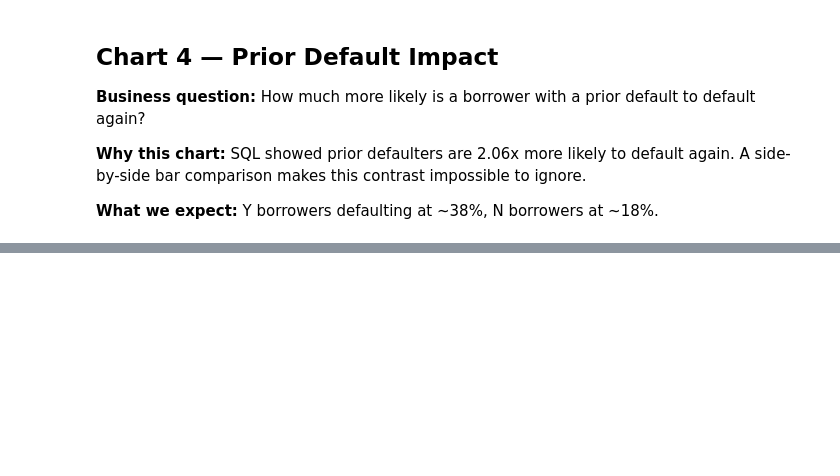
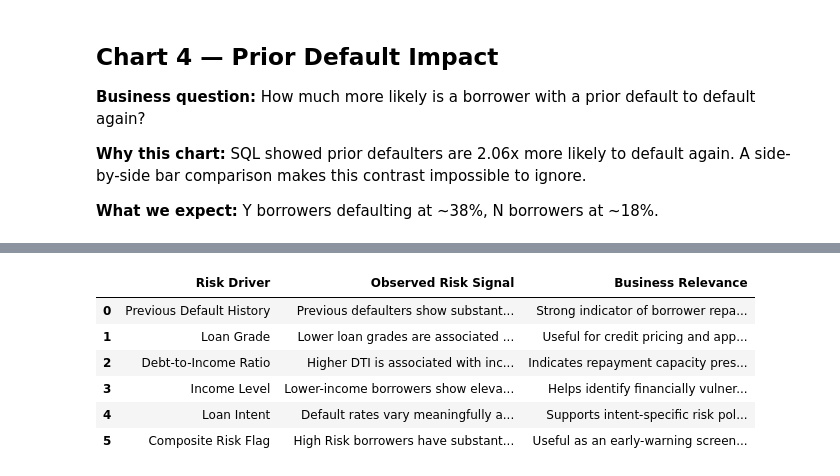
Before and after one commit to tsnuhithreddy/loan-default-risk-analysis, a Jupyter notebook: notebooks/Loan_default_risk_analysis.ipynb, the cells around one changed output, grey strips where cells are left out. Cells and saved outputs as stored; diff of their text form; code cells hidden in the pictures; blank space fills up the shorter version.

```diff
--- a/notebooks/Loan_default_risk_analysis.ipynb
+++ b/notebooks/Loan_default_risk_analysis.ipynb
@@ -1419,0 +1988,39 @@ Insight: The early warning system provides a practical way to identify risky loa
+# %%
+# Consolidated Risk Driver Summary
+
+risk_driver_summary = pd.DataFrame({
+    'Risk Driver': [
+        'Previous Default History',
+        'Loan Grade',
+        'Debt-to-Income Ratio',
+        'Income Level',
+        'Loan Intent',
+        'Composite Risk Flag'
+    ],
+    'Observed Risk Signal': [
+        'Previous defaulters show substantially higher default risk',
+        'Lower loan grades are associated with higher default rates',
+        'Higher DTI is associated with increased default risk',
+        'Lower-income borrowers show elevated default risk',
+        'Default rates vary meaningfully across loan purposes',
+        'High Risk borrowers have substantially higher observed default rates'
+    ],
+    'Business Relevance': [
+        'Strong indicator of borrower repayment risk',
+        'Useful for credit pricing and approval decisions',
+        'Indicates repayment capacity pressure',
+        'Helps identify financially vulnerable borrowers',
+        'Supports intent-specific risk policies',
+        'Useful as an early-warning screening rule'
+    ]
+})
+
+display(risk_driver_summary)
+# %% [output]
+|  | Risk Driver | Observed Risk Signal | Business Relevance |
+| 0 | Previous Default History | Previous defaulters show substant... | Strong indicator of borrower repa... |
+| 1 | Loan Grade | Lower loan grades are associated ... | Useful for credit pricing and app... |
+| 2 | Debt-to-Income Ratio | Higher DTI is associated with inc... | Indicates repayment capacity pres... |
+| 3 | Income Level | Lower-income borrowers show eleva... | Helps identify financially vulner... |
+| 4 | Loan Intent | Default rates vary meaningfully a... | Supports intent-specific risk pol... |
+| 5 | Composite Risk Flag | High Risk borrowers have substant... | Useful as an early-warning screen... |
```
Also changed, not shown: parts of 51 cells of this notebook.
